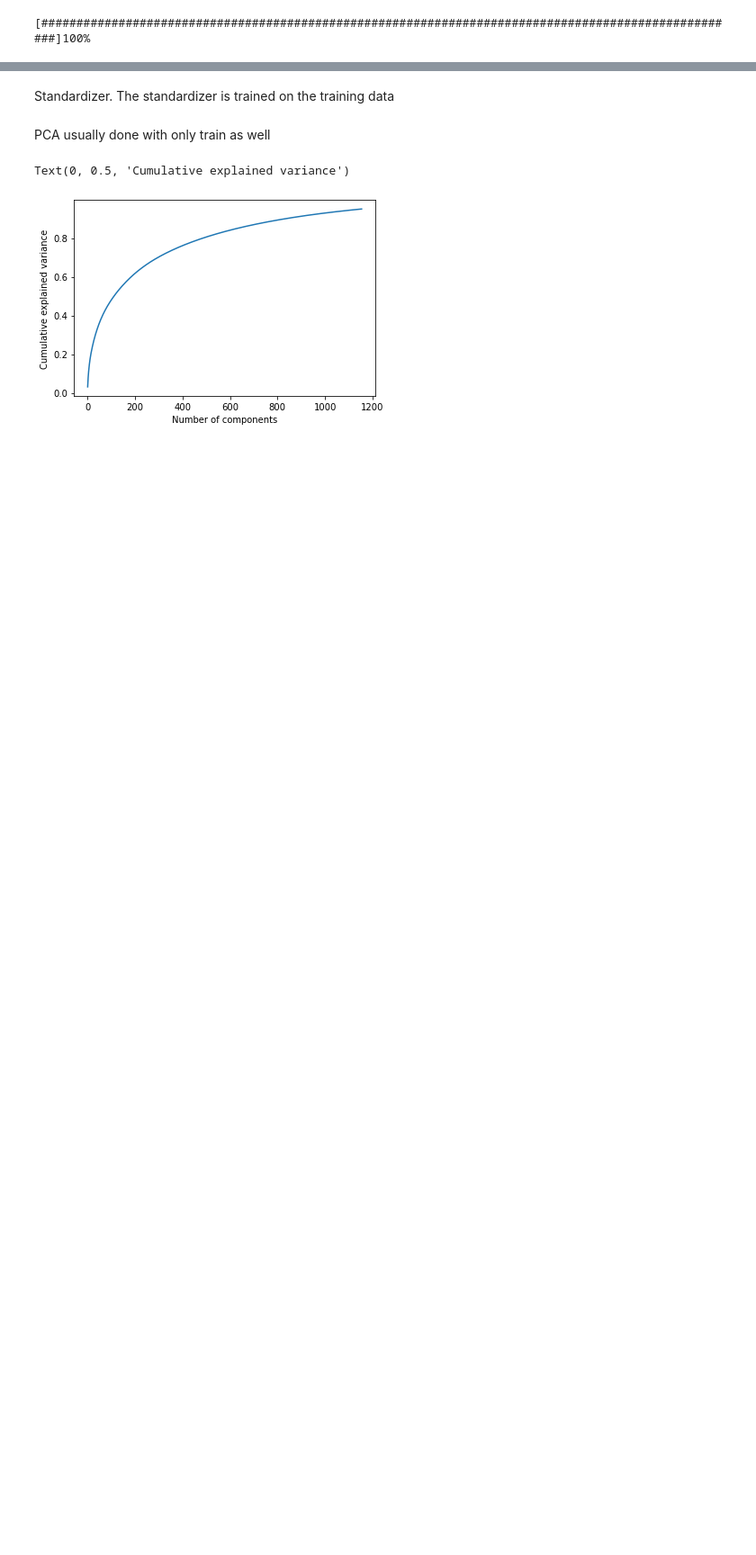
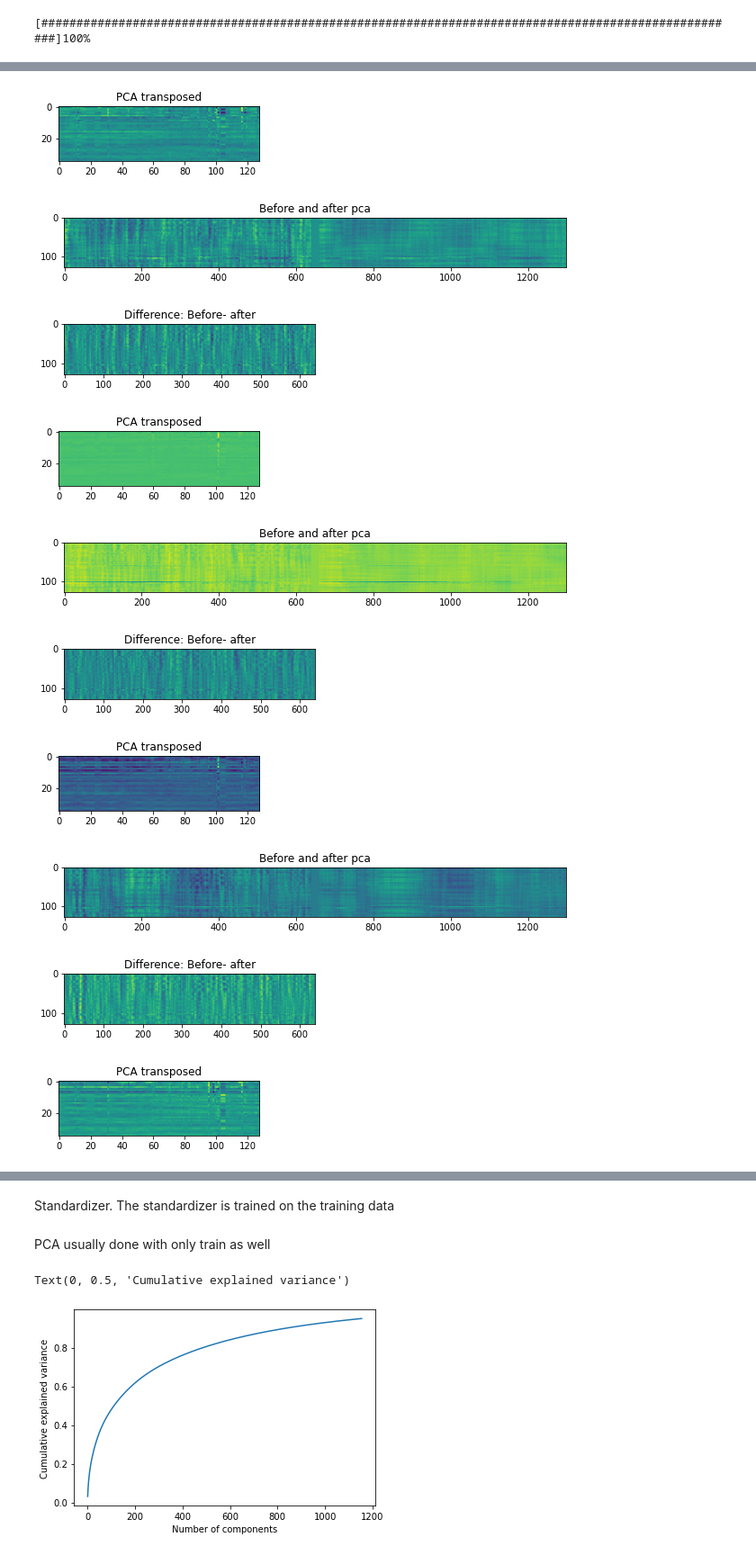
Before and after one commit to lucasld/inner_speech_decoding, a Jupyter notebook: test_pca.ipynb, the cells around one changed output, grey strips where cells are left out. Shown at 90% size. Saved outputs shown, nothing was run; the diff lists cells and outputs as text; code cells hidden in the pictures; blank space fills up the shorter version.

```diff
--- a/test_pca.ipynb
+++ b/test_pca.ipynb
@@ -25,0 +22,5 @@ print(rf_data.shape)
+# %%
+mean_data = np.mean(f_data, axis = 0)
+pca_mean = PCA(0.98)
+pca_mean.fit(mean_data)
+print(mean_data.shape)
@@ -25,0 +29,3 @@ print(rf_data.shape)
+# %%
+mean_temp = [pca_mean.transform(elem) for elem in f_data]
+print(mean_temp[0].shape)
@@ -25,0 +34,42 @@ print(rf_data.shape)
+# %%
+inv_mean = [pca_mean.inverse_transform(elem) for elem in mean_temp]
+# %%
+def pca_pic(index):
+    plt.figure(figsize= (4 ,3))
+    plt.imshow(mean_temp[index].T)
+    plt.title('PCA transposed')
+    plt.show()
+def side_by_side(indexes):
+    org = f_data[indexes]
+    rec = inv_mean[indexes]
+    middle = np.zeros((128,20))
+    pair = np.concatenate((org, middle), axis=1)
+    pair = np.concatenate((pair, rec), axis=1)
+    plt.figure(figsize=(10,8))
+    plt.imshow(pair, cmap='viridis')
+    plt.title('Before and after pca')
+    plt.show()
+def difference(indexes):
+    org = f_data[indexes]
+    rec = inv_mean[indexes]
+    diff = org-rec
+    plt.figure(figsize=(5,4))
+    plt.imshow(diff)
+    plt.title('Difference: Before- after')
+    plt.show()
+# %%
+for elem in range(5):
+    pca_pic(elem)
+    side_by_side(elem)
+    difference(elem)
+# %% [output]
+[figure, added]
+[figure, added]
+[figure, added]
+[figure, added]
+[figure, added]
+[figure, added]
+[figure, added]
+[figure, added]
+[figure, added]
+[figure, added]
```
Also changed, not shown: parts of 17 cells of this notebook.
